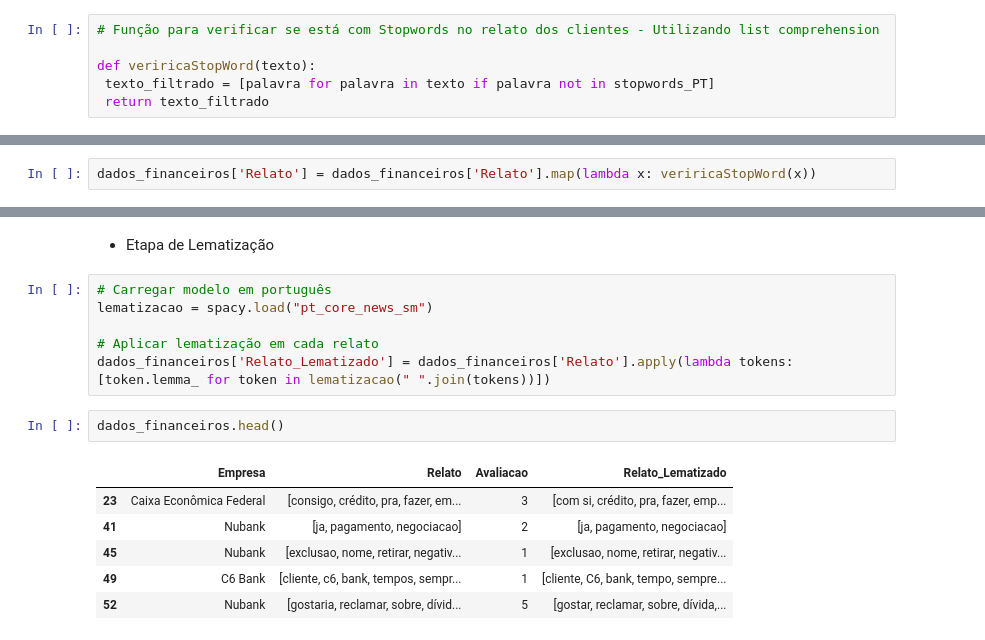
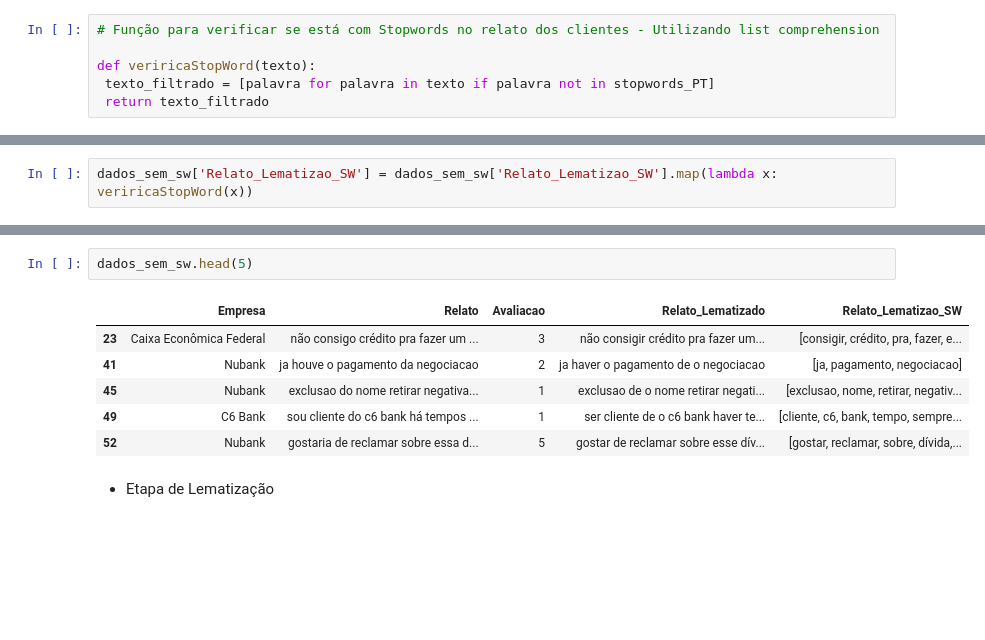
Before and after one commit to alyssonmontovanelli/PLN_Text_Analysis, a Jupyter notebook: EDA/preprocessing.ipynb, the cells around one changed output, grey strips where cells are left out. Cells and saved outputs as stored; diff of their text form; blank space fills up the shorter version.

Commit message:
tokenizacao e lematizacao

```diff
--- a/EDA/preprocessing.ipynb
+++ b/EDA/preprocessing.ipynb
@@ -224,2 +216,2 @@ def veriricaStopWord(texto):
 # %%
-dados_financeiros['Relato'] = dados_financeiros['Relato'].map(lambda x: veriricaStopWord(x))
+dados_sem_sw['Relato_Lematizao_SW'] = dados_sem_sw['Relato_Lematizao_SW'].map(lambda x: veriricaStopWord(x))
@@ -235,17 +218,11 @@ dados_financeiros.head()
+# %%
+dados_sem_sw.head(5)
+# %% [output]
+|  | Empresa | Relato | Avaliacao | Relato_Lematizado | Relato_Lematizao_SW |
+| 23 | Caixa Econômica Federal | não consigo crédito pra fazer um ... | 3 | não consigir crédito pra fazer um... | [consigir, crédito, pra, fazer, e... |
+| 41 | Nubank | ja houve o pagamento da negociacao | 2 | ja haver o pagamento de o negociacao | [ja, pagamento, negociacao] |
+| 45 | Nubank | exclusao do nome retirar negativa... | 1 | exclusao de o nome retirar negati... | [exclusao, nome, retirar, negativ... |
+| 49 | C6 Bank | sou cliente do c6 bank há tempos ... | 1 | ser cliente de o c6 bank haver te... | [cliente, c6, bank, tempo, sempre... |
+| 52 | Nubank | gostaria de reclamar sobre essa d... | 5 | gostar de reclamar sobre esse dív... | [gostar, reclamar, sobre, dívida,... |
 # %% [markdown]
 - Etapa de Lematização
-# %%
-# Carregar modelo em português
-lematizacao = spacy.load("pt_core_news_sm")
-
-# Aplicar lematização em cada relato
-dados_financeiros['Relato_Lematizado'] = dados_financeiros['Relato'].apply(lambda tokens: [token.lemma_ for token in lematizacao(" ".join(tokens))])
-# %%
-dados_financeiros.head()
-# %% [output]
-|  | Empresa | Relato | Avaliacao | Relato_Lematizado |
-| 23 | Caixa Econômica Federal | [consigo, crédito, pra, fazer, em... | 3 | [com si, crédito, pra, fazer, emp... |
-| 41 | Nubank | [ja, pagamento, negociacao] | 2 | [ja, pagamento, negociacao] |
-| 45 | Nubank | [exclusao, nome, retirar, negativ... | 1 | [exclusao, nome, retirar, negativ... |
-| 49 | C6 Bank | [cliente, c6, bank, tempos, sempr... | 1 | [cliente, C6, bank, tempo, sempre... |
-| 52 | Nubank | [gostaria, reclamar, sobre, dívid... | 5 | [gostar, reclamar, sobre, dívida,... |
```
Also changed, not shown: parts of 19 cells of this notebook.
